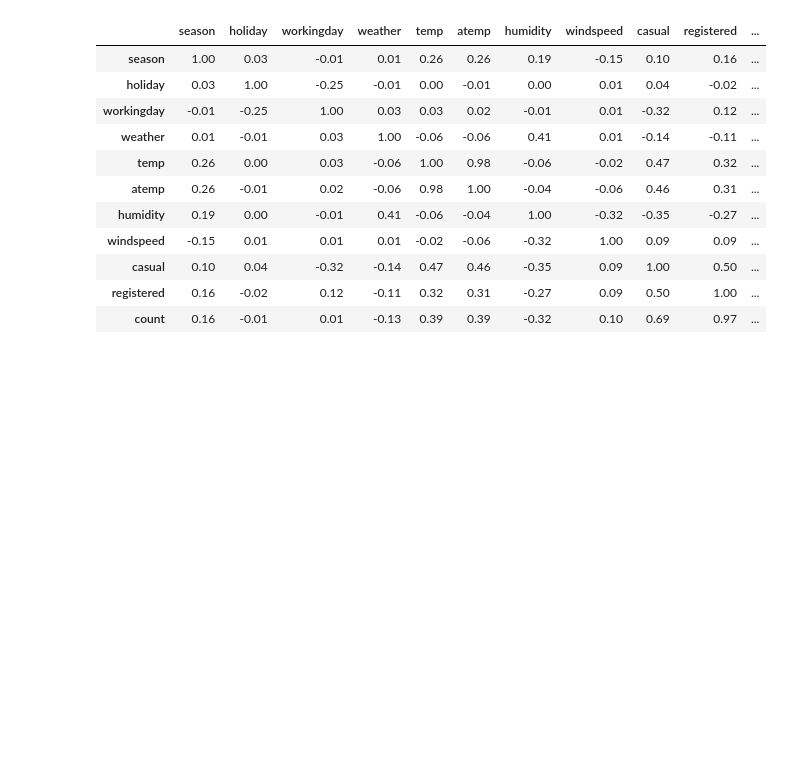
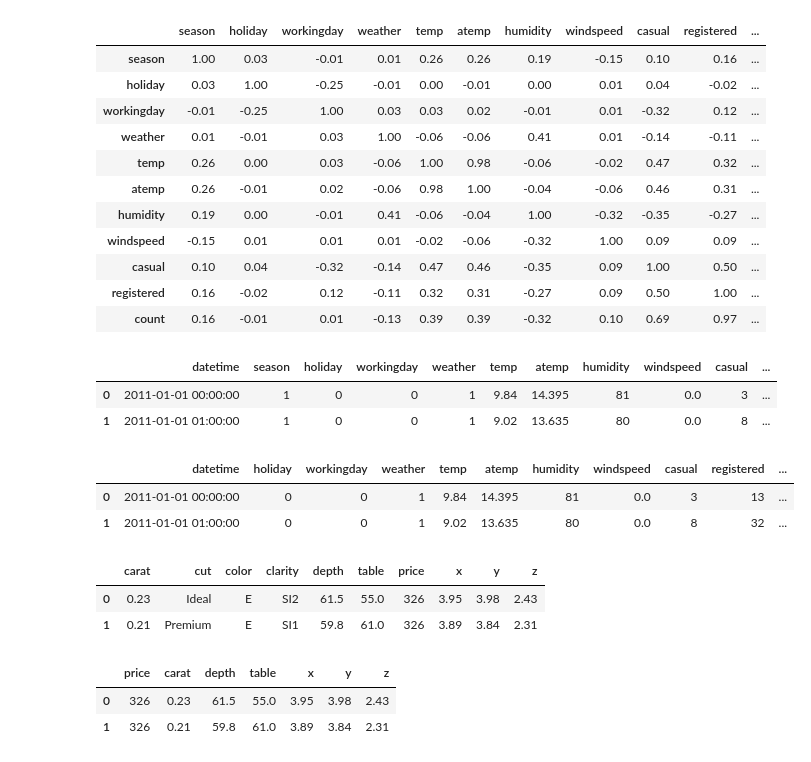
Before and after one commit to alwaysbemyday1/ds, a Jupyter notebook: ds_lev2/14_MultipleLinearRegression.ipynb, the cells around one changed output. Drawn from its saved outputs; the diff is of its cells as text; code cells hidden in the pictures; blank space fills up the shorter version.

```diff
--- a/ds_lev2/14_MultipleLinearRegression.ipynb
+++ b/ds_lev2/14_MultipleLinearRegression.ipynb
@@ -122,3 +122,32 @@ df.corr(numeric_only=True).round(2)
 | casual | 0.10 | 0.04 | -0.32 | -0.14 | 0.47 | 0.46 | -0.35 | 0.09 | 1.00 | 0.50 | ... |
 | registered | 0.16 | -0.02 | 0.12 | -0.11 | 0.32 | 0.31 | -0.27 | 0.09 | 0.50 | 1.00 | ... |
 | count | 0.16 | -0.01 | 0.01 | -0.13 | 0.39 | 0.39 | -0.32 | 0.10 | 0.69 | 0.97 | ... |
+# %%
+df.head(2)
+# %% [output]
+|  | datetime | season | holiday | workingday | weather | temp | atemp | humidity | windspeed | casual | ... |
+| 0 | 2011-01-01 00:00:00 | 1 | 0 | 0 | 1 | 9.84 | 14.395 | 81 | 0.0 | 3 | ... |
+| 1 | 2011-01-01 01:00:00 | 1 | 0 | 0 | 1 | 9.02 | 13.635 | 80 | 0.0 | 8 | ... |
+# %%
+df_dum = pd.get_dummies(df, columns=['season'], drop_first=True)
+df_dum.head(2)
+# %% [output]
+|  | datetime | holiday | workingday | weather | temp | atemp | humidity | windspeed | casual | registered | ... |
+| 0 | 2011-01-01 00:00:00 | 0 | 0 | 1 | 9.84 | 14.395 | 81 | 0.0 | 3 | 13 | ... |
+| 1 | 2011-01-01 01:00:00 | 0 | 0 | 1 | 9.02 | 13.635 | 80 | 0.0 | 8 | 32 | ... |
+# %%
+# Price를 종속변수로 하고 나머지 수치형 변수를 독립변수로 했을 때
+# 다중 공선성의 문제가 있다고 판단되는 변수의 개수는?
+df = pd.read_csv('ex/diamonds.csv')
+df.head(2)
+# %% [output]
+|  | carat | cut | color | clarity | depth | table | price | x | y | z |
+| 0 | 0.23 | Ideal | E | SI2 | 61.5 | 55.0 | 326 | 3.95 | 3.98 | 2.43 |
+| 1 | 0.21 | Premium | E | SI1 | 59.8 | 61.0 | 326 | 3.89 | 3.84 | 2.31 |
+# %%
+df_sub = df.iloc[:, [6,0,4,5,7,8,9]]
+df_sub.head(2)
+# %% [output]
+|  | price | carat | depth | table | x | y | z |
+| 0 | 326 | 0.23 | 61.5 | 55.0 | 3.95 | 3.98 | 2.43 |
+| 1 | 326 | 0.21 | 59.8 | 61.0 | 3.89 | 3.84 | 2.31 |
```
Also changed, not shown: parts of 2 cells of this notebook.
